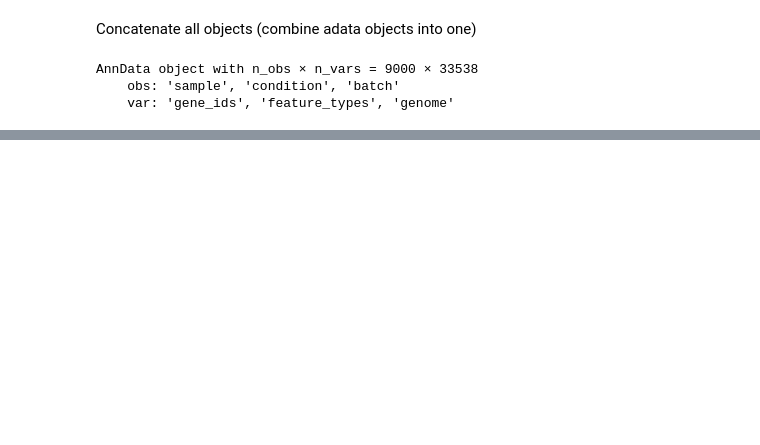
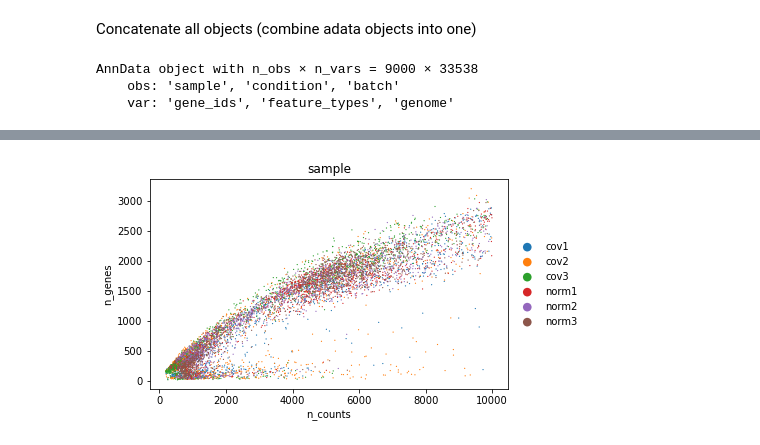
Before and after one commit to ipanj/DDD_disk, a Jupyter notebook: notebooks/covid_sc_analysis_chris.ipynb, the cells around one changed output, grey strips where cells are left out. Saved outputs shown, nothing was run; the diff lists cells and outputs as text; code cells hidden in the pictures; blank space fills up the shorter version.

```diff
--- a/notebooks/covid_sc_analysis_chris.ipynb
+++ b/notebooks/covid_sc_analysis_chris.ipynb
@@ -60,0 +182,5 @@ AnnData object with n_obs × n_vars = 9000 × 33538
+# %%
+p2 = sc.pl.scatter(adata[adata.obs['n_counts']<10000], 'n_counts', 'n_genes', color='sample',
+                  size=6)
+# %% [output]
+[figure, added]
```
Also changed, not shown: parts of 41 cells of this notebook.
